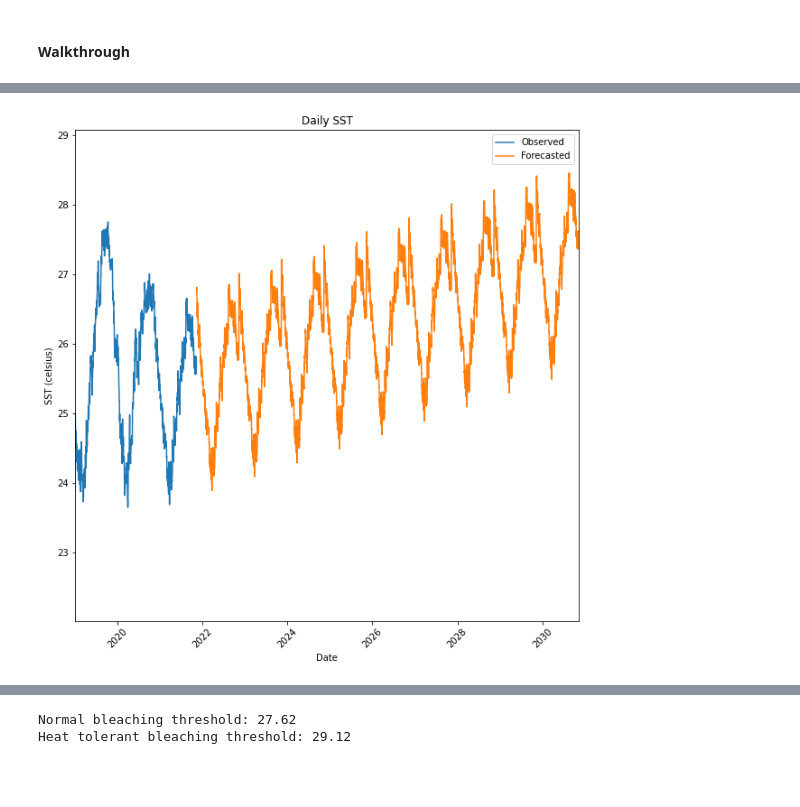
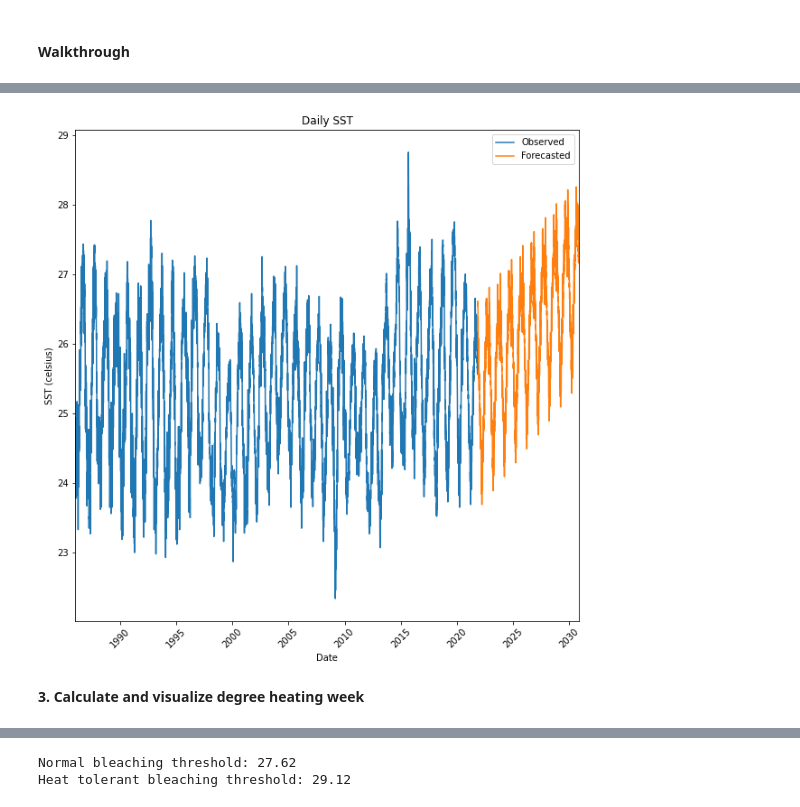
Before and after one commit to crcm-science/HW3_crcm-science, a Jupyter notebook: HW3_CoralTemp_Tutorial.ipynb, the cells around one changed output, grey strips where cells are left out. Cells and saved outputs as stored; diff of their text form; code cells hidden in the pictures; blank space fills up the shorter version.

Commit message:
finished plots and made lots of updates throughout the notebook...

```diff
--- a/HW3_CoralTemp_Tutorial.ipynb
+++ b/HW3_CoralTemp_Tutorial.ipynb
@@ -186,25 +189,20 @@ import datetime
 # %%
-## Import our SST data
-
-# create empty dataframe
+# Create empty dataframe
 sst_df = pd.DataFrame()
 
-# append all data into single dataframe
-for f in glob.glob(r"data/*.csv"):
+# Append all data into single dataframe
+for f in glob.glob("data/*.csv"):
     df = pd.read_csv(f,
                      usecols = [0,3],
                      names = ["date", "sst_c"],
                      skiprows = 2)
     sst_df = sst_df.append(df, ignore_index = True)
 
-# change date column from str to datetime and make it the index
+# Change date column from str to datetime and make it the index
 sst_df['date'] = pd.to_datetime(sst_df['date'])
 sst_df = sst_df.set_index(['date'])
 
-# set datetime frequency to days
-sst_df = sst_df.asfreq('d')
-
-sst_df
+sst_df.tail()
 # %% [output]
 |  | sst_c |
 | date |  |
@@ -223,6 +216,4 @@ sst_df
 # %%
-## Create a dataframe of "forecasted" SST
-
 # Create "training" dataset - in this simple example, we are just using the year prior
 sst_df_training = sst_df['2020-11-10 12:00:00+00:00':'2021-11-09 12:00:00+00:00']
 
@@ -236,19 +227,16 @@ sst_df_forecast['date'] = pd.date_range(start = '2021-11-10 12:00:00+00:00', end
 sst_df_forecast['date'] = pd.to_datetime(sst_df_forecast['date'])
 sst_df_forecast = sst_df_forecast.set_index(['date'])
 
-# set datetime frequency to days
-sst_df_forecast = sst_df_forecast.asfreq('d')
-
 # remove leap days
 sst_df_forecast = sst_df_forecast[~((sst_df_forecast.index.month == 2) & (sst_df_forecast.index.day == 29))]
 
-# Straightforwardly forecast SST warming
-sst_df_forecast['2021-11-10 12:00:00+00:00':'2022-11-09 12:00:00+00:00'] = sst_df_training + 0.2
-sst_df_forecast['2022-11-10 12:00:00+00:00':'2023-11-09 12:00:00+00:00'] = sst_df_training + 0.4
-sst_df_forecast['2023-11-10 12:00:00+00:00':'2024-11-09 12:00:00+00:00'] = sst_df_training + 0.6
-sst_df_forecast['2024-11-10 12:00:00+00:00':'2025-11-09 12:00:00+00:00'] = sst_df_training + 0.8
-sst_df_forecast['2025-11-10 12:00:00+00:00':'2026-11-09 12:00:00+00:00'] = sst_df_training + 1.0
-sst_df_forecast['2026-11-10 12:00:00+00:00':'2027-11-09 12:00:00+00:00'] = sst_df_training + 1.2
-sst_df_forecast['2027-11-10 12:00:00+00:00':'2028-11-09 12:00:00+00:00'] = sst_df_training + 1.4
-sst_df_forecast['2028-11-10 12:00:00+00:00':'2029-11-09 12:00:00+00:00'] = sst_df_training + 1.6
-sst_df_forecast['2029-11-10 12:00:00+00:00':'2030-11-09 12:00:00+00:00'] = sst_df_training + 1.8
+# Get list of years to be forecast
+forecasted_years = sst_df_forecast.index.year.unique().to_numpy()[:-1]
+
+# Iterate through years and apply basic yearly increase in SST
+for year in forecasted_years:
+    year_index = np.where(forecasted_years == year)[0][0]
+    yearly_sst_increase = 0.2
+    sst_df_forecast[str(year)+'-11-10 12:00:00+00:00':str(year+1)+'-11-09 12:00:00+00:00'] = sst_df_training + (year_index*yearly_sst_increase)
+
+sst_df_forecast.head()
@@ -255,24 +251,25 @@ sst_df_forecast['2029-11-10 12:00:00+00:00':'2030-11-09 12:00:00+00:00'] = sst_d
 # %%
 ## Create time-series of forecasted SST values
-
 fig, ax = plt.subplots(figsize = (10, 10))
 ax.plot(sst_df.index,
         sst_df["sst_c"],
         label = "Observed")
 
 ax.plot(sst_df_forecast.index,
         sst_df_forecast["sst_c"],
         label = "Forecasted")
 
 ax.legend()
 
 ax.set(xlabel = "Date",
        ylabel = "SST (celsius)",
        title = "Daily SST")
 
-ax.set_xlim(left = datetime.date(2019, 1, 1), right = datetime.date(2030, 11, 9))
+ax.set_xlim(left = datetime.date(1986, 1, 1), right = datetime.date(2030, 11, 9))
 
 plt.setp(ax.get_xticklabels(), rotation = 45)
 plt.show()
 # %% [output]
-[figure, old version]
+[figure, new version]
+# %% [markdown]
+**3. Calculate and visualize degree heating week**
```
Also changed, not shown: parts of 24 cells of this notebook, 3 other files.
